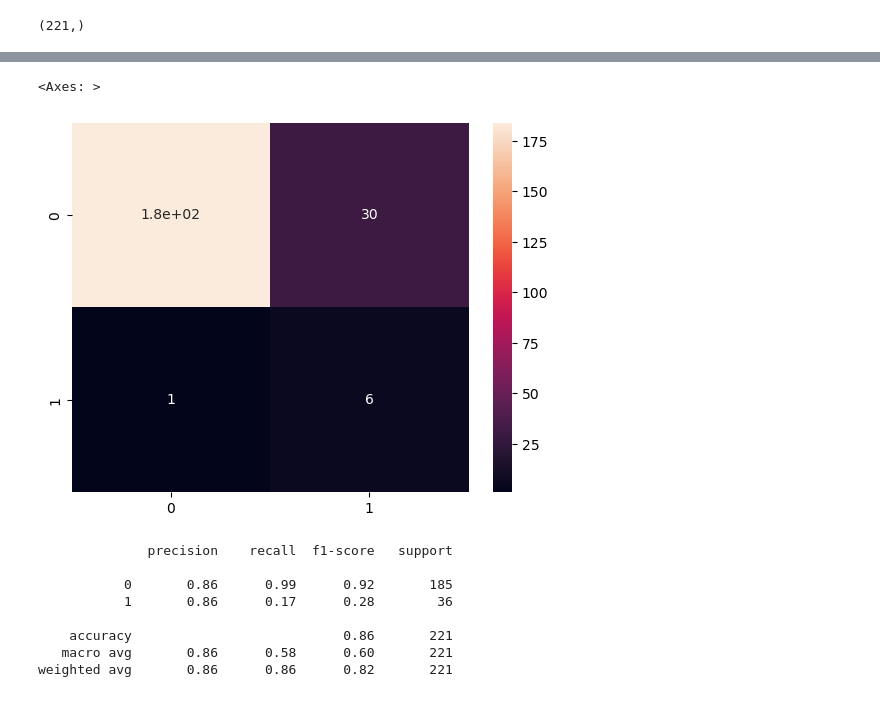
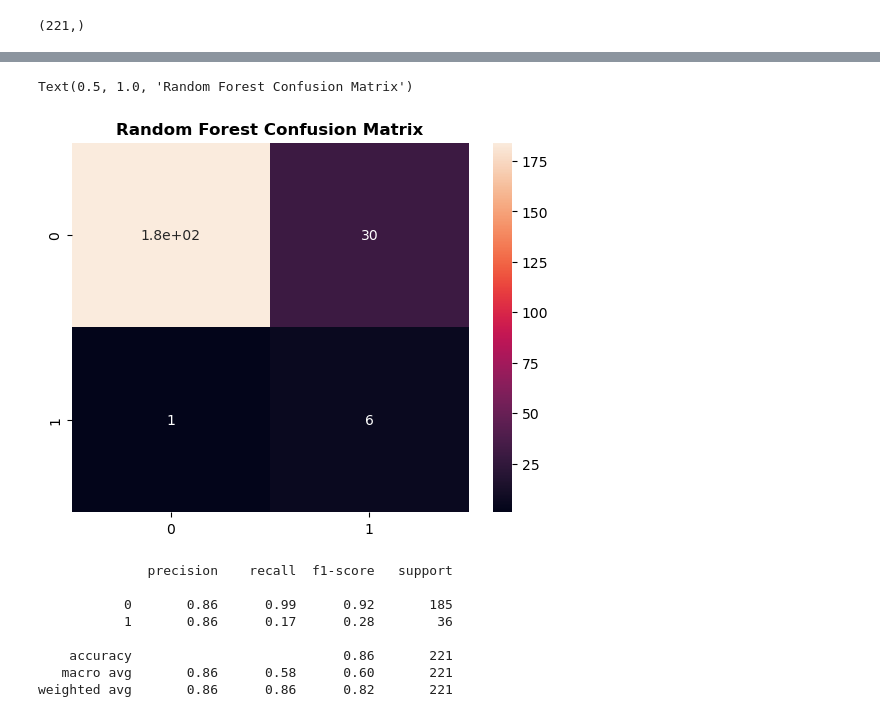
Before and after one commit to araystotle/human-resources-employee-optimization, a Jupyter notebook: human-resources-optimization.ipynb, the cells around one changed output, grey strips where cells are left out. Saved outputs shown, nothing was run; the diff lists cells and outputs as text; code cells hidden in the pictures.

```diff
--- a/human-resources-optimization.ipynb
+++ b/human-resources-optimization.ipynb
@@ -853,11 +862,12 @@ Model's test set AUC score: 0.8482
 # %%
 # Generate a confusion matrix
 
 cm = confusion_matrix(test_pred, y_test)
 sns.heatmap(cm, annot=True)
+plt.title("Random Forest Confusion Matrix", fontweight='bold')
 # %% [output]
-<Axes: >
+Text(0.5, 1.0, 'Random Forest Confusion Matrix')
-[figure, old version]
+[figure, new version]
 # %%
 # Generate a classification report
 print(classification_report(y_test, test_pred))
```
Also changed, not shown: parts of 33 cells of this notebook.
